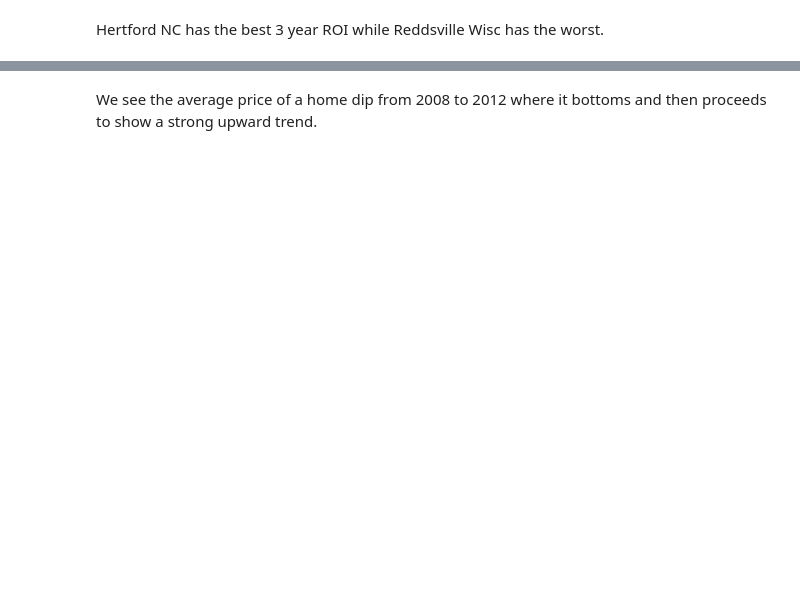
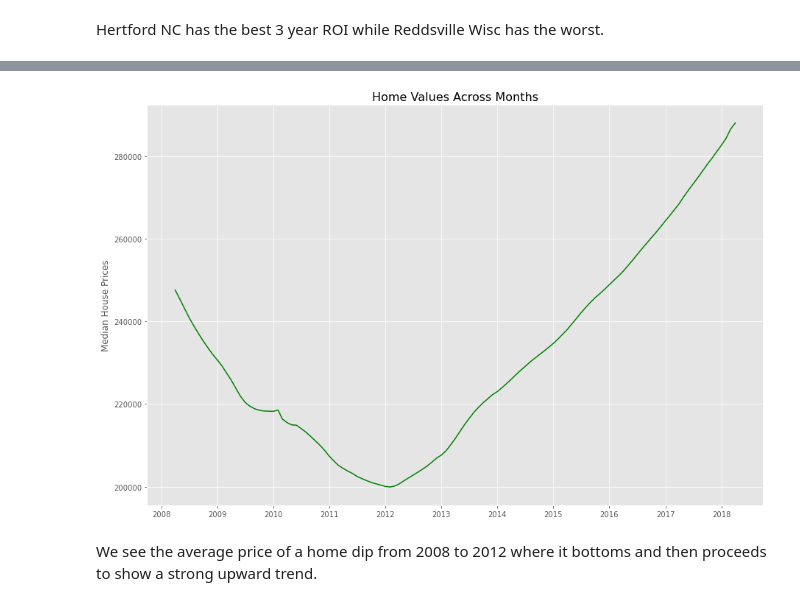
Before and after one commit to jsherman918/ZillowTimeSeries, a Jupyter notebook: time-series/starter_notebook.ipynb, the cells around one changed output, grey strips where cells are left out. Drawn from its saved outputs; the diff is of its cells as text; code cells hidden in the pictures; blank space fills up the shorter version.

```diff
--- a/time-series/starter_notebook.ipynb
+++ b/time-series/starter_notebook.ipynb
@@ -541,12 +654,14 @@ plt.show()
 # %%
 #mean price by month
-d1= dfts.groupby(dfts.index.date)['Mean Price'].mean()
+d1= dfts.groupby(dfts.index.date)['Median Price'].mean()
 # %%
 #plot mean price home by month
 d1.plot(figsize=(15,10), color="green")
 plt.title('Home Values Across Months', fontsize=(16))
-plt.ylabel('Mean House Prices')
+plt.ylabel('Median House Prices')
 plt.show()
+# %% [output]
+[figure, added]
 # %% [markdown]
 We see the average price of a home dip from 2008 to 2012 where it bottoms and then proceeds to show a strong upward trend.
 # %%
```
Also changed, not shown: parts of 93 cells of this notebook, 4 other files.
